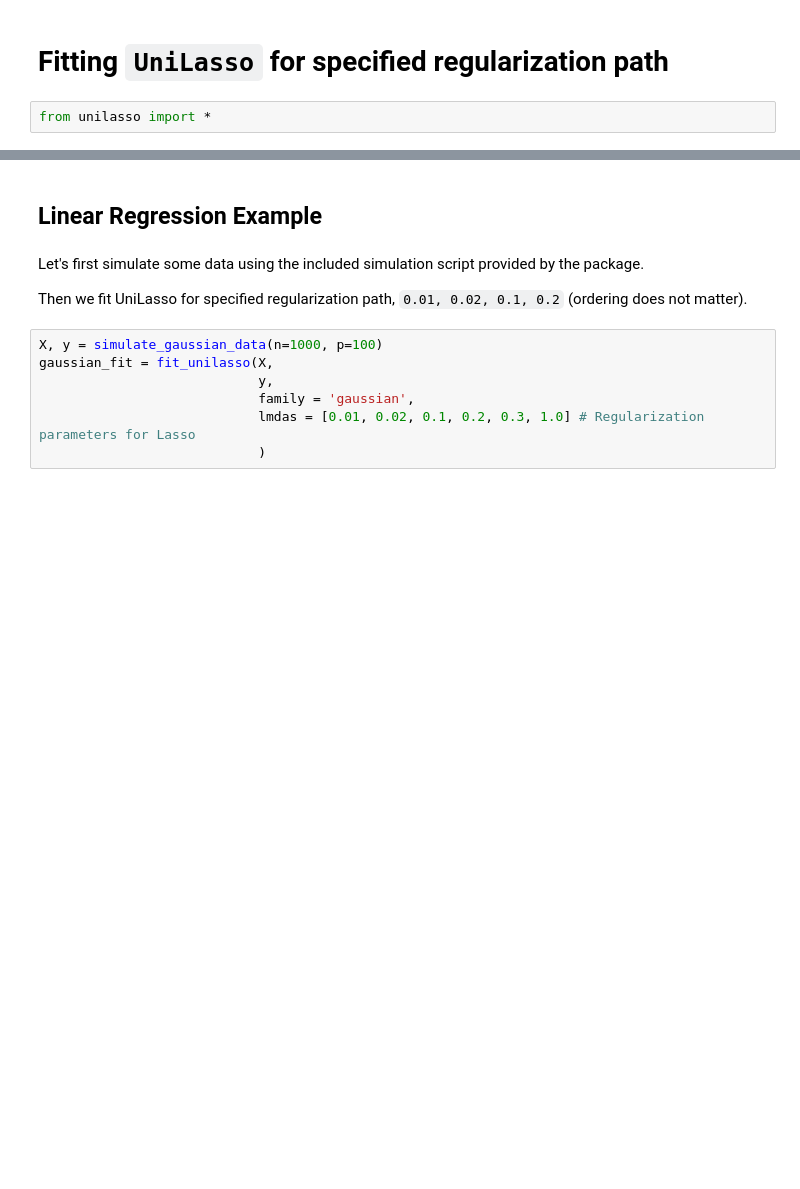
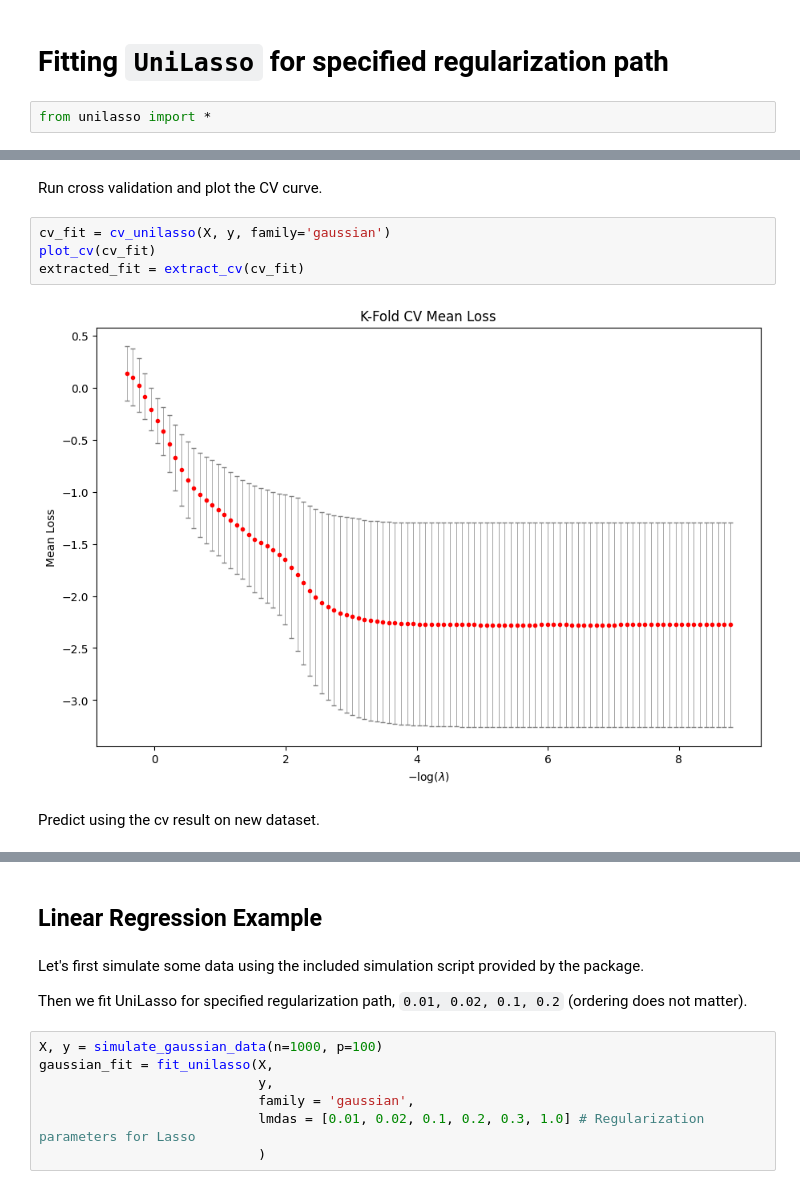
Before and after one commit to sophial05/uni-lasso, a Jupyter notebook: examples/unilasso_example_workflow.ipynb, the cells around one changed output, grey strips where cells are left out. Drawn from its saved outputs; the diff is of its cells as text; blank space fills up the shorter version.

```diff
--- a/examples/unilasso_example_workflow.ipynb
+++ b/examples/unilasso_example_workflow.ipynb
@@ -4,0 +19,10 @@ from unilasso import *
+# %% [markdown]
+Run cross validation and plot the CV curve.
+# %%
+cv_fit = cv_unilasso(X, y, family='gaussian')
+plot_cv(cv_fit)
+extracted_fit = extract_cv(cv_fit)
+# %% [output]
+[figure, added]
+# %% [markdown]
+Predict using the cv result on new dataset.
```
Also changed, not shown: parts of 6 cells of this notebook, 3 other files.
